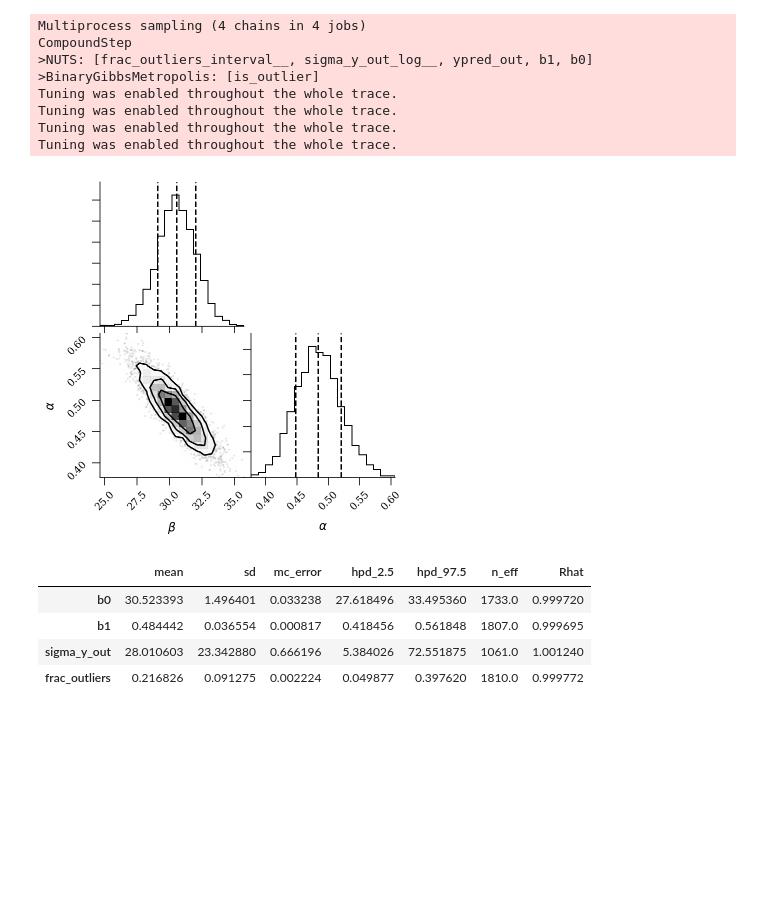
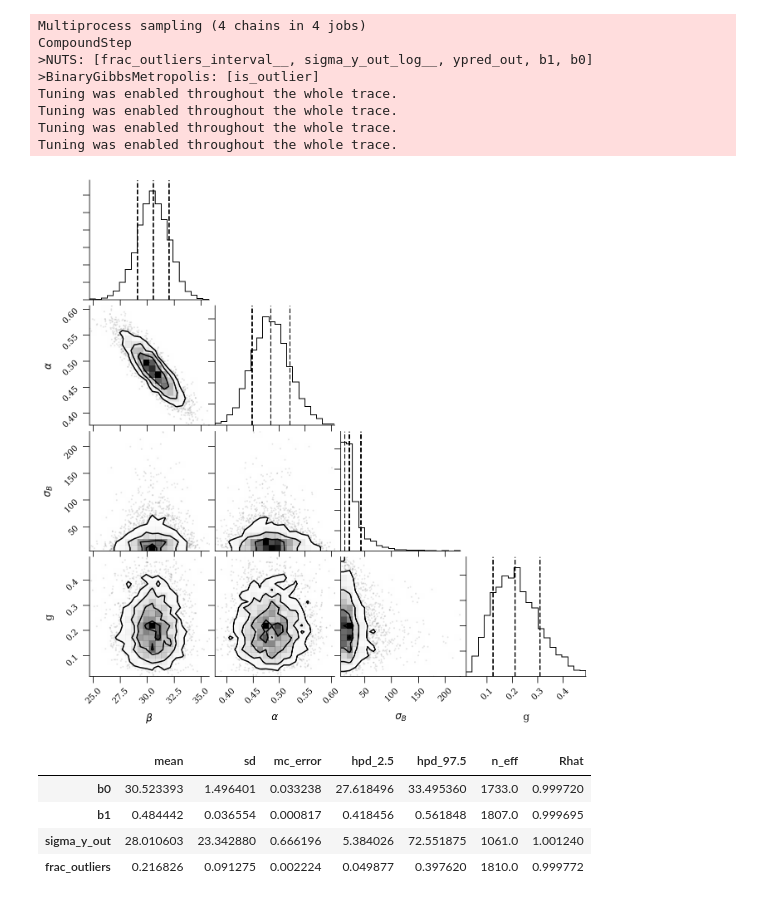
Before and after one commit to mfouesneau/HGSFP, a Jupyter notebook: straighlinefit.ipynb, the cells around one changed output. Cells and saved outputs as stored; diff of their text form; code cells hidden in the pictures; blank space fills up the shorter version.

Commit message:
Figure update

```diff
--- a/straighlinefit.ipynb
+++ b/straighlinefit.ipynb
@@ -711,10 +711,11 @@ Tuning was enabled throughout the whole trace.
 Tuning was enabled throughout the whole trace.
 Tuning was enabled throughout the whole trace.
 # %%
+varnames = ['b0', 'b1', 'sigma_y_out', 'frac_outliers']
 sample = np.array([traces_signoise[-1000:][k] for k in varnames]).T
 corner(sample, labels=(r'$\beta$', r'$\alpha$', r'$\sigma_B$', r'g'), quantiles=(0.16, 0.50, 0.84));
 # %% [output]
-[figure, old version]
+[figure, new version]
 # %%
 varnames = ['b0', 'b1', 'sigma_y_out', 'frac_outliers']
 pm.traceplot(traces_signoise[-10000:], varnames=varnames, figsize=(12,len(varnames)*1.5))
```
Also changed, not shown: parts of 9 cells of this notebook.
